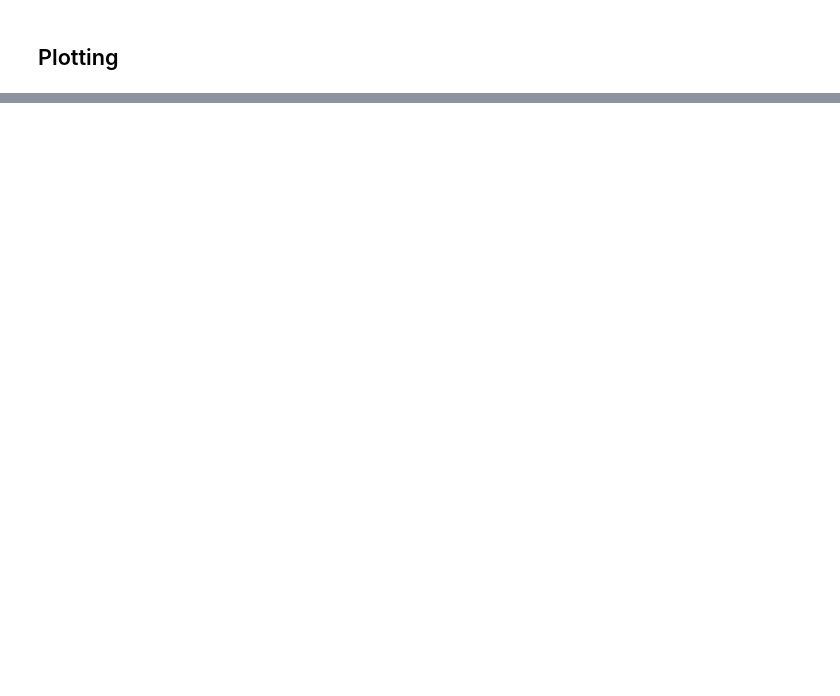
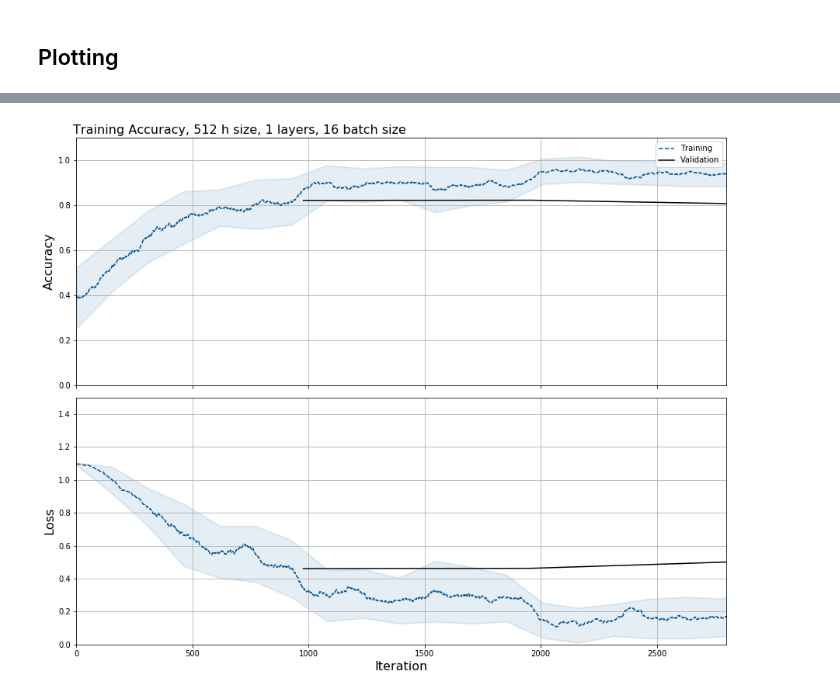
Before and after one commit to creoin/tensorflow_lstm_tuning, a Jupyter notebook: notebook_spooky.ipynb, the cells around one changed output, grey strips where cells are left out. Drawn from its saved outputs; the diff is of its cells as text; code cells hidden in the pictures; blank space fills up the shorter version.

```diff
--- a/notebook_spooky.ipynb
+++ b/notebook_spooky.ipynb
@@ -870,0 +922,17 @@ Done Training
+# %%
+train_dfs = []
+
+for iset, (pset, pstring) in enumerate(tuner.sets()):
+    filebase = pstring
+    file = os.path.join(data_dir, pstring + '_train.csv')
+    if os.path.isfile(file):
+        #print(file)
+        tmp_df = pd.read_csv(file)
+        for col, val in pset.items():
+            #print(col, val)
+            tmp_df[col] = val
+        train_dfs.append(tmp_df)
+        #print(pset)
+#         print(tmp_df.head())
+# %%
+train_df = pd.concat(train_dfs, ignore_index=True)
@@ -870,0 +1197,80 @@ Done Training
+# %%
+ylims = [
+    [0.0, 1.10],
+    [0.0, 1.50]
+]
+
+xlims = [
+    [0, 2800],
+    [0, 2800]
+]
+
+batches = [16]
+layers = [1, 2, 3]
+h_sizes = [512, 1024]
+
+def get_sub_df(df, rnn_layers=1, h_size=256, batch_size=32):
+    c_layers = df['rnn_layers'] == rnn_layers
+    c_h_size = df['h_size'] == h_size
+    c_batch  = df['batch_size'] == batch_size
+    return df[c_layers & c_h_size & c_batch]
+
+bs = 16
+bi = 0
+
+for ls in layers:
+    for hi, hs in enumerate(h_sizes):
+
+        fig, ax = plt.subplots(2, 1, figsize=(15,12), sharex=True)
+
+        plt_t_df = get_sub_df(train_df, rnn_layers=ls, h_size=hs, batch_size=bs)
+
+        xs = plt_t_df['Gstep']
+        ys = plt_t_df['Accuracy']
+        means, err_xs, err_up, err_dn = running_mean_sig_bands(xs.values, ys.values, 80)
+
+#             ax[0].plot(xs, ys, color=cols[hi])
+        ax[0].plot(xs, means, '--', color=cols[hi], label='Training')
+        ax[0].fill_between(err_xs, err_dn, err_up, facecolor=cols[hi], edgecolor=cols[hi],
+                            linewidth=2.0, alpha=0.1, antialiased=True)
+
+        #
+        plt_v_df = get_sub_df(valid_df, rnn_layers=ls, h_size=hs, batch_size=bs)
+
+        xs = plt_v_df['Gstep']
+        ys = plt_v_df['Accuracy']
+
+        ax[0].plot(xs, ys, color='k', label='Validation')
+
+        ax[0].set_ylim(ylims[0])
+        ax[0].set_xlim(xlims[0])
+        ax[0].grid(True)
+
+        ax[0].set_ylabel('Accuracy', fontsize=16)
+        ax[0].legend()
+
+
+        xs = plt_t_df['Gstep']
+        ys = plt_t_df['Loss']
+        means, err_xs, err_up, err_dn = running_mean_sig_bands(xs.values, ys.values, 80)
+
+#             ax[1].plot(xs, ys, color=cols[hi], label=labels[hi])
+        ax[1].plot(xs, means, '--', color=cols[hi], label=labels[hi])
+        ax[1].fill_between(err_xs, err_dn, err_up, facecolor=cols[hi], edgecolor=cols[hi],
+                            linewidth=2.0, alpha=0.1, antialiased=True)
+
+        xs = plt_v_df['Gstep']
+        ys = plt_v_df['Loss']
+        ax[1].plot(xs, ys, color='k', label='Validation')
+
+        ax[1].set_ylim(ylims[1])
+        ax[1].set_xlim(xlims[1])
+        ax[1].grid(True)
+
+        ax[1].set_ylabel('Loss', fontsize=16)
+        ax[1].set_xlabel('Iteration', fontsize=16)
+
+        fig.subplots_adjust(hspace=0.05)
+        fig.suptitle('Training Accuracy, {} h size, {} layers, {} batch size'.format(hs, ls, bs),
+                     fontsize=16, x=0.32, y=0.9)
+# %% [output]
@@ -870,0 +1279 @@ Done Training
+[figure, added]
```
Also changed, not shown: parts of 29 cells of this notebook.
